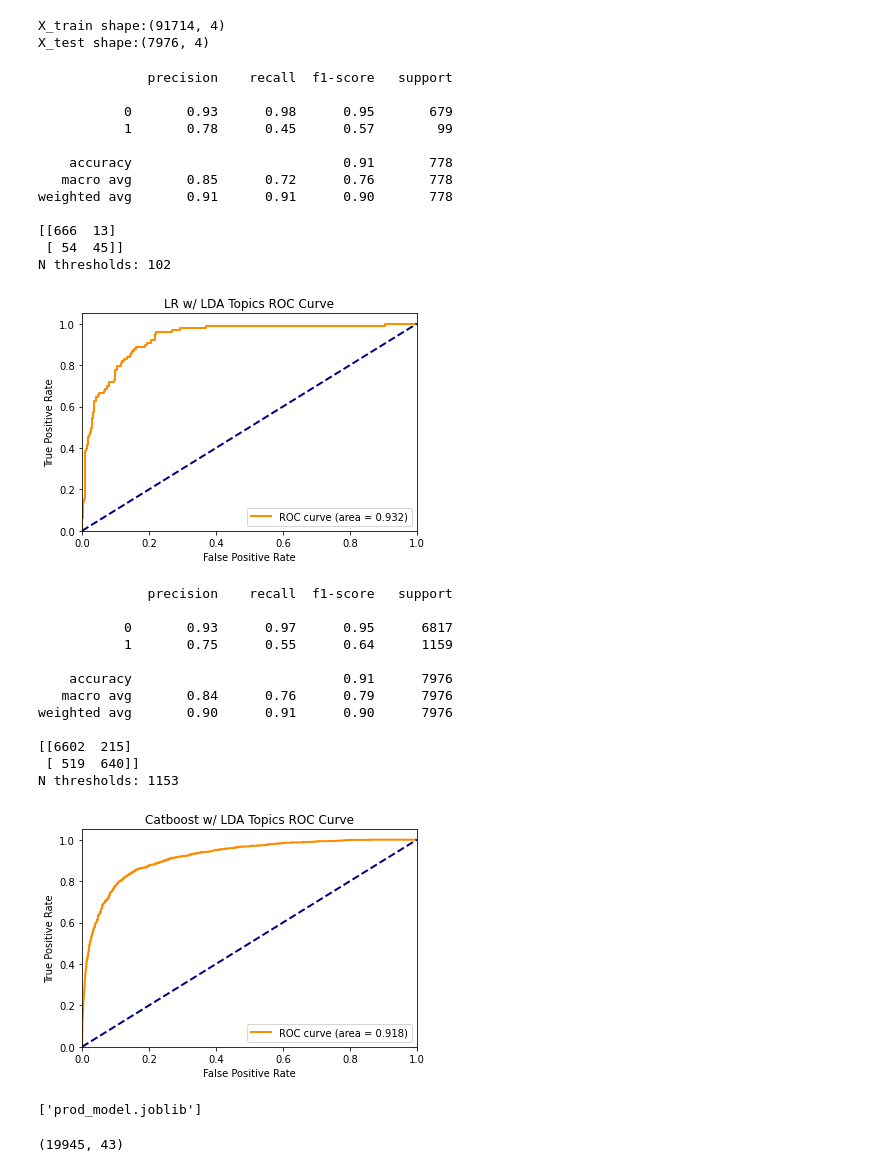
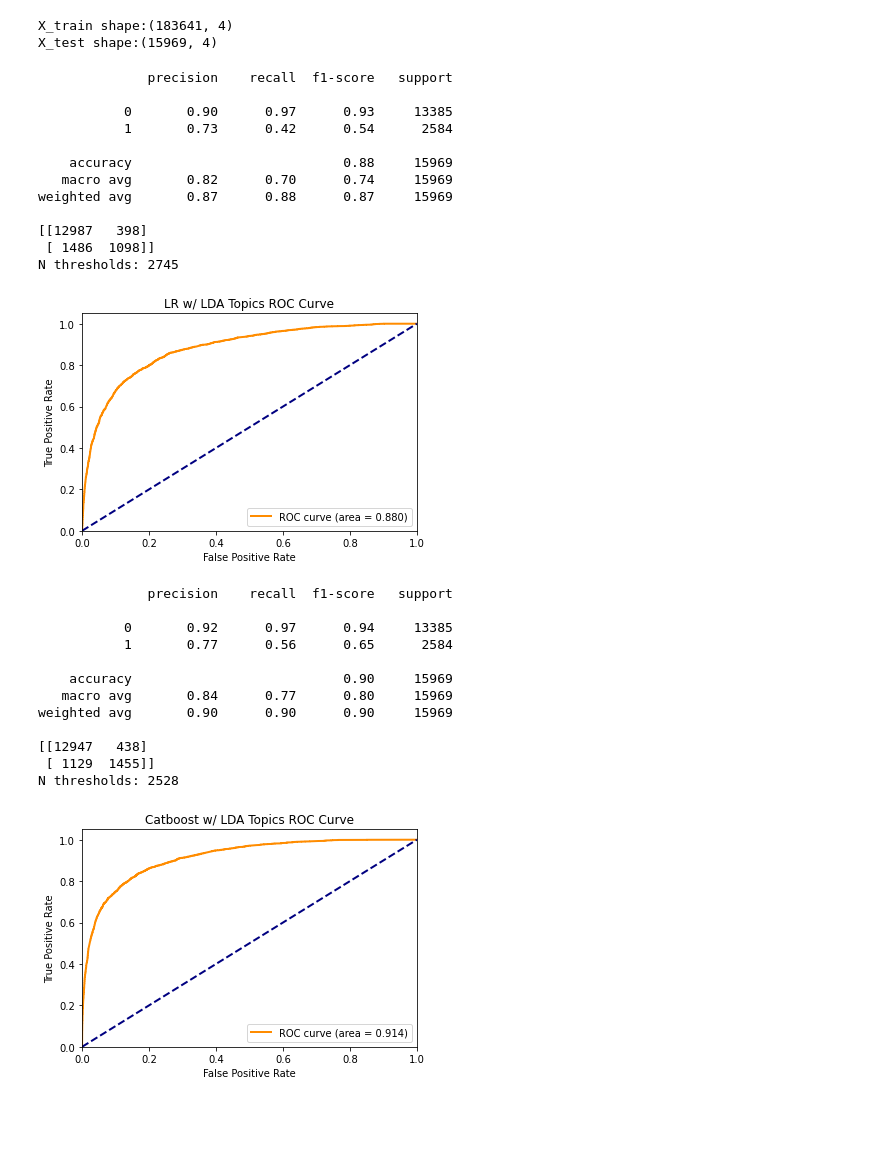
Before and after one commit to lukevancleve/govhawk_ml, a Jupyter notebook: notebooks/basic_model_specification_search.ipynb, the cells around one changed output. Drawn from its saved outputs; the diff is of its cells as text; code cells hidden in the pictures; blank space fills up the shorter version.

Commit message:
Clean up before docker image

```diff
--- a/notebooks/basic_model_specification_search.ipynb
+++ b/notebooks/basic_model_specification_search.ipynb
@@ -12,8 +12,9 @@ import matplotlib.pyplot as plt
 
 warnings.filterwarnings('ignore')
 
-module_path = os.path.abspath(os.path.join('..'))
-if module_path not in sys.path:
-    sys.path.append(module_path)
 from src.models.lda_feature_builder import addLDA
 from src.data.read_parallel import read_parallel_local
+from src.models.data_loader import createDeepLegisDataFrame
+from src.models.configurationClasses import deepLegisConfig
+
+config = deepLegisConfig('bert_128.json', project_root="../")
@@ -42,0 +21,2 @@ Took 0.34267853101094564 min to open 99725 files with 20 processes.
+# %%
+df, encoder = createDeepLegisDataFrame(config)
@@ -96,12 +89,12 @@ from sklearn.base import BaseEstimator, TransformerMixin
 from sklearn.compose import ColumnTransformer
 
 X = df[['partisan_lean', 'version_number', 'sc_id', 'text']]
-Y = df[['signed']]
+Y = df[['passed']]
 
 (X_train, X_test, Y_train, Y_test) = train_test_split(X, Y, test_size=0.08, random_state=0)
 
 print(f"X_train shape:{X_train.shape}")
 print(f"X_test shape:{X_test.shape}")
 # %% [output]
-X_train shape:(91714, 4)
-X_test shape:(7976, 4)
+X_train shape:(183641, 4)
+X_test shape:(15969, 4)
@@ -132,21 +122,21 @@ lr = Pipeline(steps = [ ('prep', preprocessor),
 lr.fit(X_train, Y_train);
 # %%
 preds = lr.predict_proba(X_test)
-print_performance_metrics(Y_test.signed, preds[:,1] , "LR w/ LDA Topics")
+print_performance_metrics(Y_test.passed, preds[:,1] , "LR w/ LDA Topics")
 # %% [output]
               precision    recall  f1-score   support
 
-           0       0.93      0.98      0.95       679
-           1       0.78      0.45      0.57        99
+           0       0.90      0.97      0.93     13385
+           1       0.73      0.42      0.54      2584
 
-    accuracy                           0.91       778
-   macro avg       0.85      0.72      0.76       778
-weighted avg       0.91      0.91      0.90       778
+    accuracy                           0.88     15969
+   macro avg       0.82      0.70      0.74     15969
+weighted avg       0.87      0.88      0.87     15969
 
-[[666  13]
- [ 54  45]]
-N thresholds: 102
+[[12987   398]
+ [ 1486  1098]]
+N thresholds: 2745
-[figure, old version]
+[figure, new version]
 # %%
 from catboost import CatBoostClassifier, Pool, cv
 
@@ -170,26 +160,24 @@ cat = Pipeline(steps = [ ('prep', preprocessor),
                          ('Catboost', cat_model) ])
 cat.fit(X_train, Y_train)
 preds = cat.predict_proba(X_test)
-print_performance_metrics(Y_test.signed, preds[:,1] , "Catboost w/ LDA Topics")
+print_performance_metrics(Y_test.passed, preds[:,1] , "Catboost w/ LDA Topics")
 # %% [output]
               precision    recall  f1-score   support
 
-           0       0.93      0.97      0.95      6817
-           1       0.75      0.55      0.64      1159
+           0       0.92      0.97      0.94     13385
+           1       0.77      0.56      0.65      2584
 
-    accuracy                           0.91      7976
-   macro avg       0.84      0.76      0.79      7976
-weighted avg       0.90      0.91      0.90      7976
+    accuracy                           0.90     15969
+   macro avg       0.84      0.77      0.80     15969
+weighted avg       0.90      0.90      0.90     15969
 
-[[6602  215]
- [ 519  640]]
-N thresholds: 1153
+[[12947   438]
+ [ 1129  1455]]
+N thresholds: 2528
-[figure, old version]
+[figure, new version]
 # %%
 import joblib
-joblib.dump(cat, 'prod_model.joblib')
+#joblib.dump(cat, 'prod_model.joblib')
-# %% [output]
-['prod_model.joblib']
 # %%
 from catboost import CatBoost
 from sklearn.model_selection import cross_val_score
@@ -200,8 +188,6 @@ from sklearn.pipeline import make_pipeline
 pl = Pipeline(steps = [ ('prep', preprocessor)])
 X_ready = pl.transform(X)
 print(X_ready.shape)
-# %% [output]
-(19945, 43)
 # %%
 cat_model = CatBoostClassifier(
     custom_loss=['Accuracy'],
```
Also changed, not shown: parts of 17 cells of this notebook, 9 other files.
